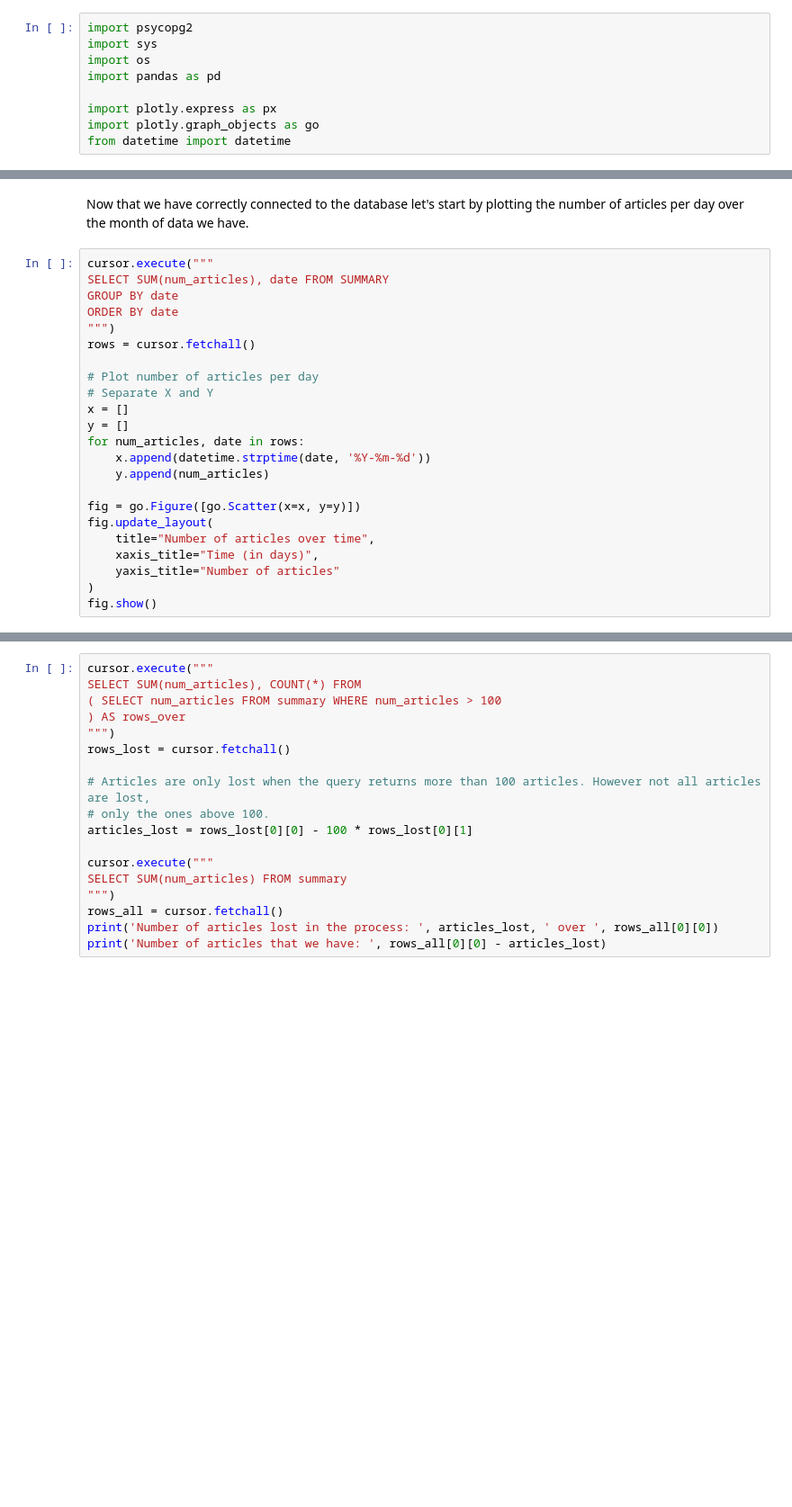
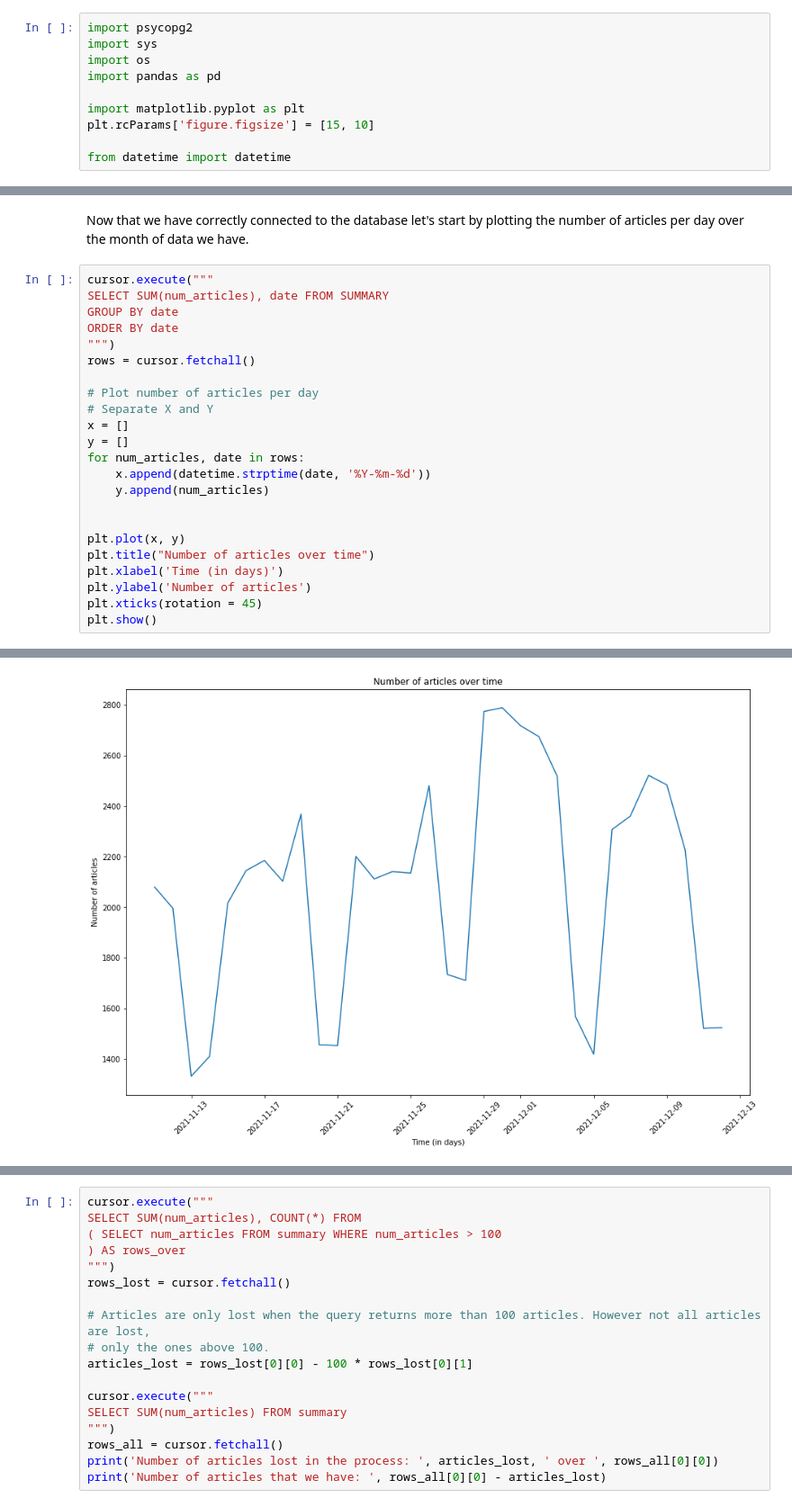
Before and after one commit to Grazeli/BDA_project, a Jupyter notebook: summary_analysis.ipynb, the cells around one changed output, grey strips where cells are left out. Shown at 90% size. Drawn from its saved outputs; the diff is of its cells as text; blank space fills up the shorter version.

```diff
--- a/summary_analysis.ipynb
+++ b/summary_analysis.ipynb
@@ -11,8 +9,9 @@ import sys
 import os
 import pandas as pd
 
-import plotly.express as px
-import plotly.graph_objects as go
+import matplotlib.pyplot as plt
+plt.rcParams['figure.figsize'] = [15, 10]
+
 from datetime import datetime
 # %% [markdown]
 The summary's files have been imported into an SQL dataset in the following table:
@@ -59,11 +58,11 @@ for num_articles, date in rows:
     x.append(datetime.strptime(date, '%Y-%m-%d'))
     y.append(num_articles)
 
-fig = go.Figure([go.Scatter(x=x, y=y)])
-fig.update_layout(
-    title="Number of articles over time",
-    xaxis_title="Time (in days)",
-    yaxis_title="Number of articles"
-)
-fig.show()
+
+plt.plot(x, y)
+plt.title("Number of articles over time")
+plt.xlabel('Time (in days)')
+plt.ylabel('Number of articles')
+plt.xticks(rotation = 45)
+plt.show()
 # %% [output]
@@ -71,0 +69 @@ fig.show()
+[figure, added]
```
Also changed, not shown: parts of 15 cells of this notebook, 2 other files.
